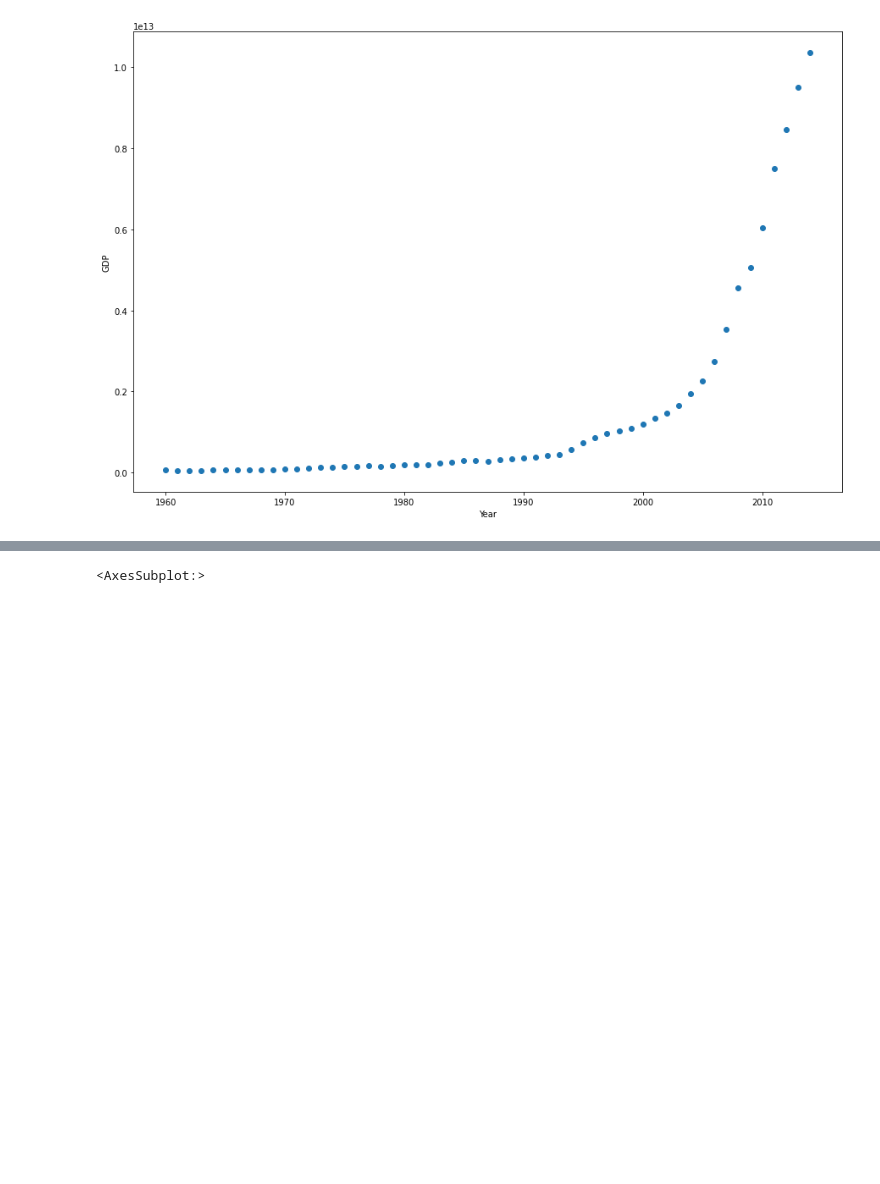
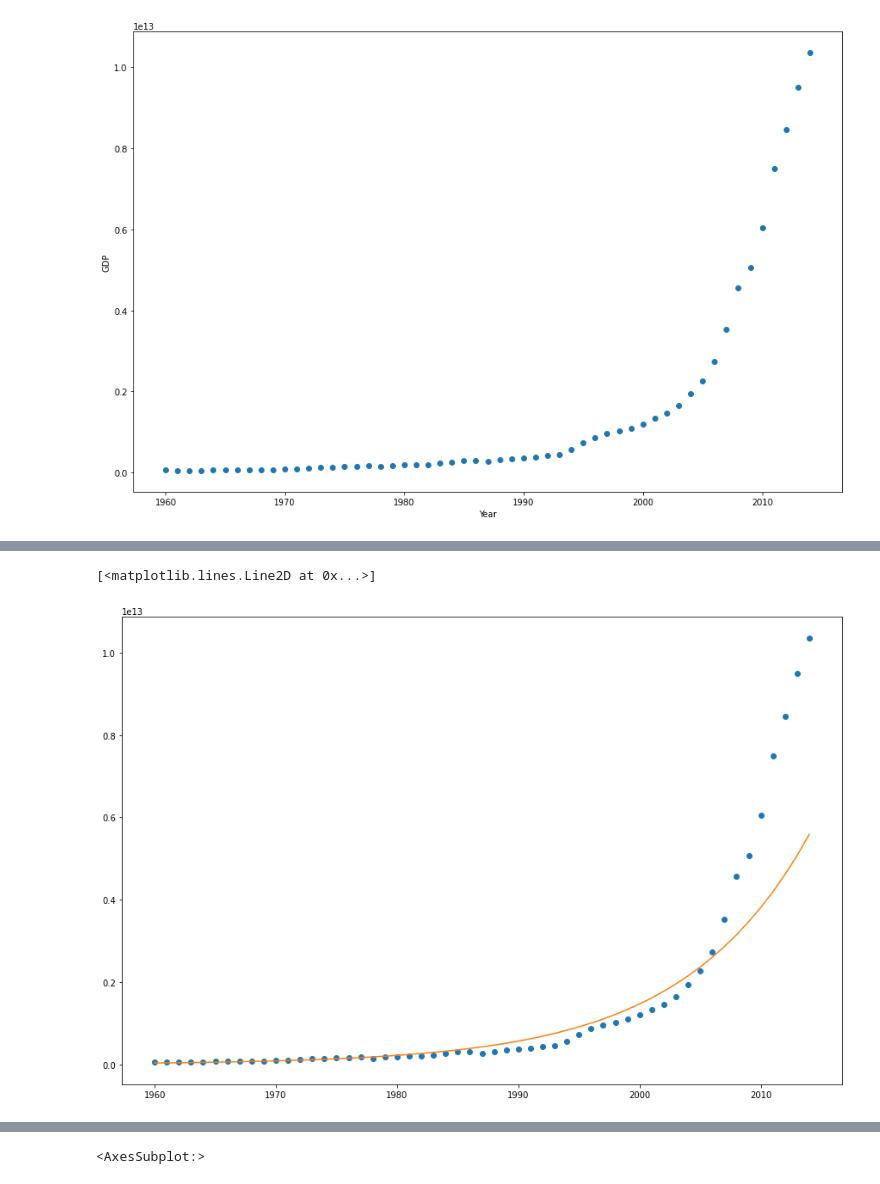
Before and after one commit to HolmQ84/DataScience-JupyterProjects, a Jupyter notebook: Assignment 5 - China.ipynb, the cells around one changed output, grey strips where cells are left out. Saved outputs shown, nothing was run; the diff lists cells and outputs as text; code cells hidden in the pictures; blank space fills up the shorter version.

```diff
--- a/Assignment 5 - China.ipynb
+++ b/Assignment 5 - China.ipynb
@@ -75,3 +83,15 @@ plt.plot(china['Year'], y)
+# %%
+# Create a exponential regression model
+
+ekspo_fit = np.polyfit(china['Year'], np.log(china['Value']), 1)
+
+y = np.exp(ekspo_fit[1]) * np.exp(ekspo_fit[0]*china['Year'])
+plt.figure(figsize=(15, 10))
+plt.plot(china['Year'], china['Value'], "o")
+plt.plot(china['Year'], y)
+# %% [output]
+[<matplotlib.lines.Line2D at 0x...>]
+[figure, added]
 # %%
 def regression_calc(year):
     return np.exp(fit[1]) * np.exp(fit[0]*year)
```
Also changed, not shown: parts of 7 cells of this notebook, 3 other files.
